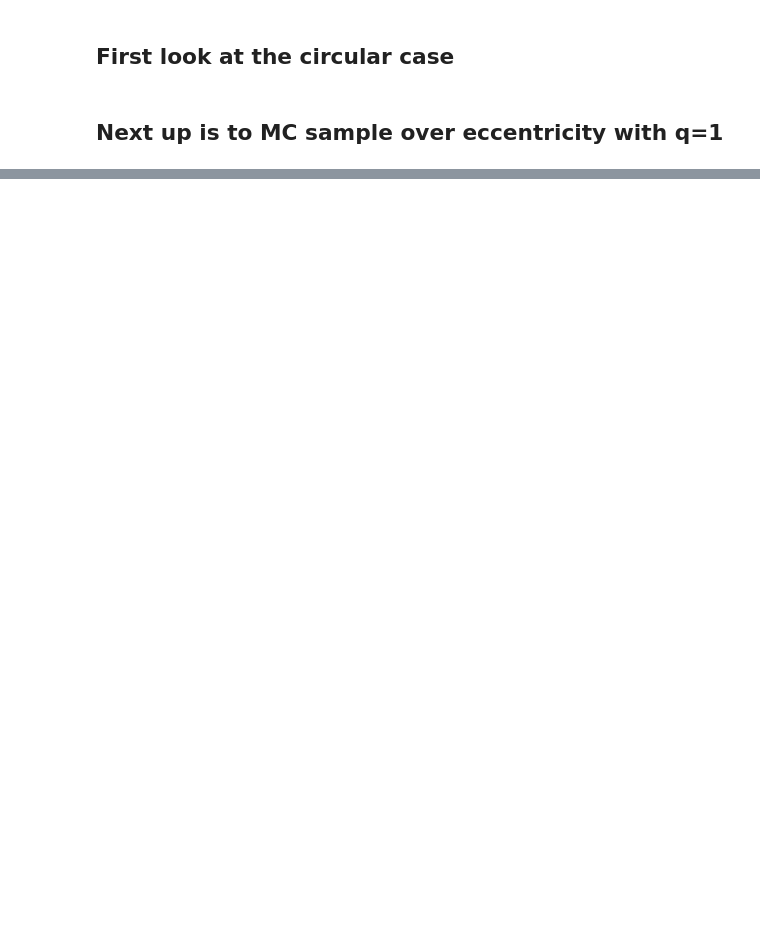
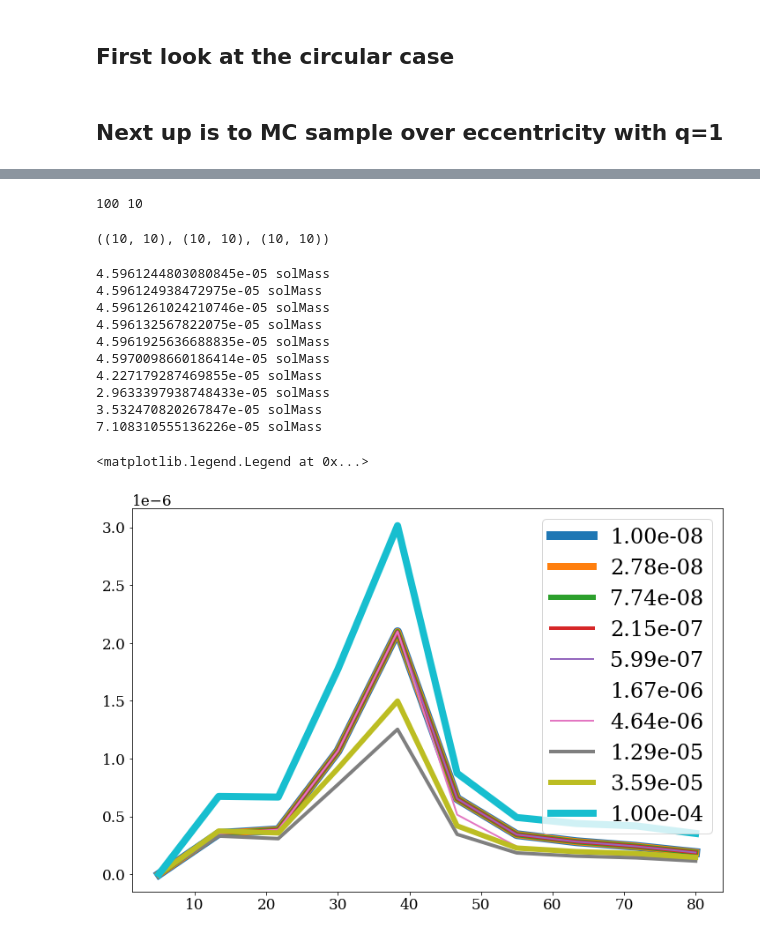
Before and after one commit to katiebreivik/eccentric-catastrophe, a Jupyter notebook: src/scripts/monte_carlo_sample.ipynb, the cells around one changed output, grey strips where cells are left out. Saved outputs shown, nothing was run; the diff lists cells and outputs as text; code cells hidden in the pictures; blank space fills up the shorter version.

```diff
--- a/src/scripts/monte_carlo_sample.ipynb
+++ b/src/scripts/monte_carlo_sample.ipynb
@@ -241,0 +363,27 @@ e_evol = e_evol.reshape((len(masses), len(f), len(ecc), 2))[:,:,:,1]
+# %%
+print(len(rate_list), len(E))
+# %% [output]
+100 10
+# %%
+rate_list = np.array(rate_list).reshape(E.shape)
+np.shape(rate_list), np.shape(E), np.shape(MC)
+# %% [output]
+((10, 10), (10, 10), (10, 10))
+# %%
+for ii in range(len(ecc)):
+    plt.plot(m1_grid, rate_list[:,ii], label=f'{ecc[ii]:.2e}', lw=10-2*ii)
+    print(trapz(rate_list[:,ii], m1_grid))
+plt.legend()
+# %% [output]
+4.5961244803080845e-05 solMass
+4.596124938472975e-05 solMass
+4.5961261024210746e-05 solMass
+4.596132567822075e-05 solMass
+4.5961925636688835e-05 solMass
+4.5970098660186414e-05 solMass
+4.227179287469855e-05 solMass
+2.9633397938748433e-05 solMass
+3.532470820267847e-05 solMass
+7.108310555136226e-05 solMass
+<matplotlib.legend.Legend at 0x...>
+[figure, added]
```
Also changed, not shown: parts of 78 cells of this notebook, 4 other files.
